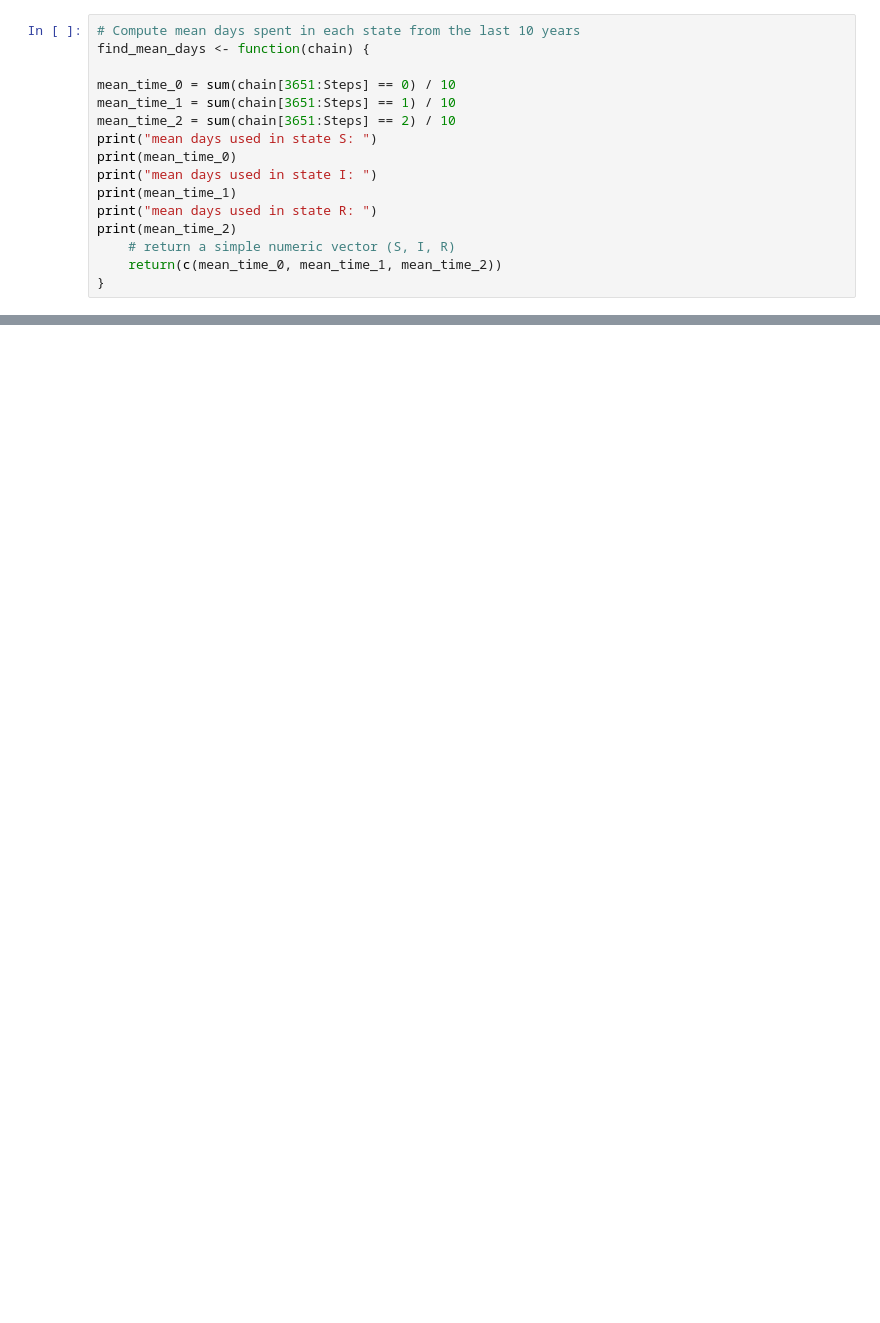
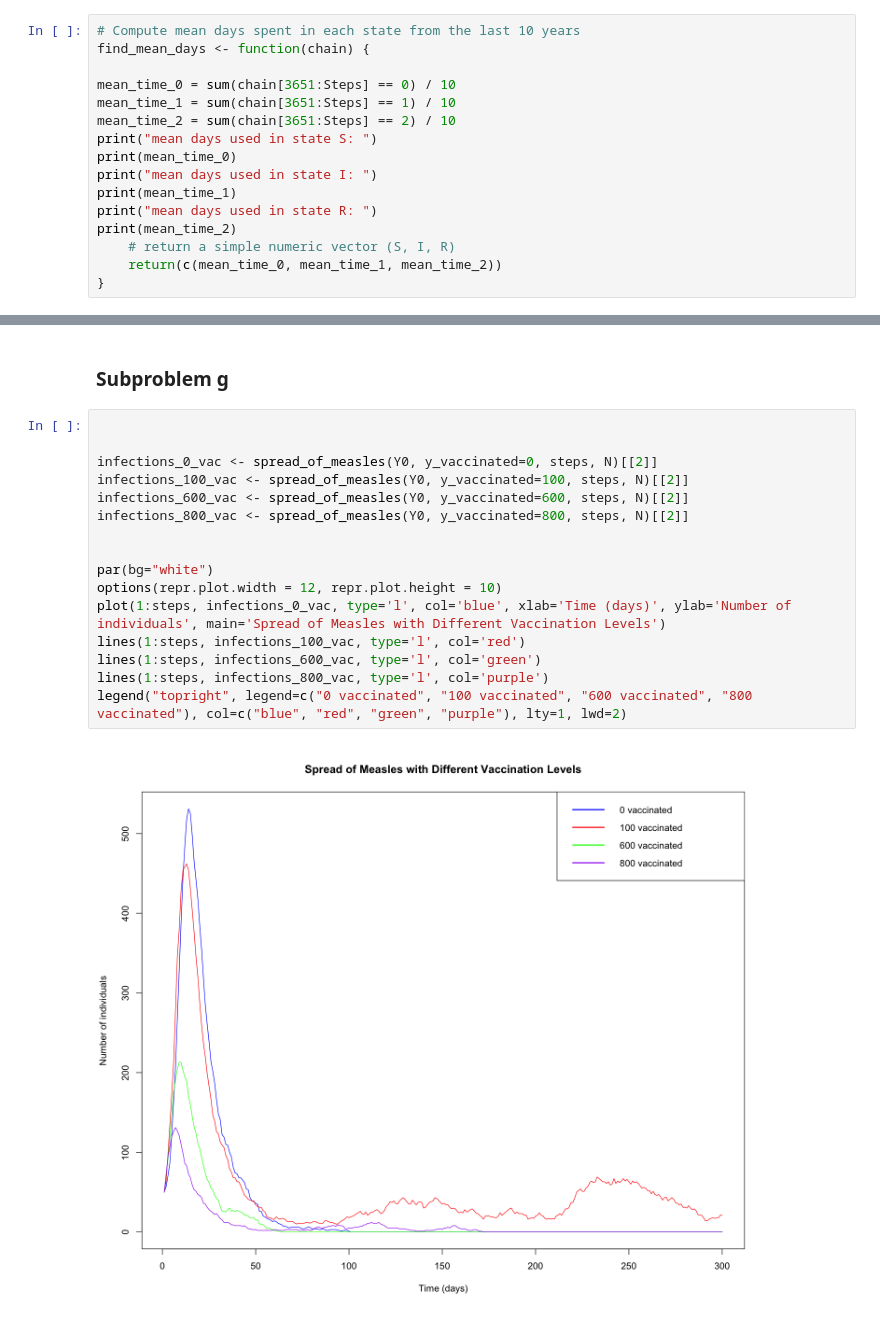
Before and after one commit to mirkovicdev/stokmod, a Jupyter notebook: TMA4265_project_1.ipynb, the cells around one changed output, grey strips where cells are left out. Cells and saved outputs as stored; diff of their text form; blank space fills up the shorter version.

```diff
--- a/TMA4265_project_1.ipynb
+++ b/TMA4265_project_1.ipynb
@@ -187,0 +234,20 @@ legend("topright", legend=c("Susceptible", "Infected", "Recovered"), col=c("blue
+# %% [markdown]
+### Subproblem g
+# %%
+
+
+infections_0_vac <- spread_of_measles(Y0, y_vaccinated=0, steps, N)[[2]]
+infections_100_vac <- spread_of_measles(Y0, y_vaccinated=100, steps, N)[[2]]
+infections_600_vac <- spread_of_measles(Y0, y_vaccinated=600, steps, N)[[2]]
+infections_800_vac <- spread_of_measles(Y0, y_vaccinated=800, steps, N)[[2]]
+
+
+par(bg="white")
+options(repr.plot.width = 12, repr.plot.height = 10)
+plot(1:steps, infections_0_vac, type='l', col='blue', xlab='Time (days)', ylab='Number of individuals', main='Spread of Measles with Different Vaccination Levels')
+lines(1:steps, infections_100_vac, type='l', col='red')
+lines(1:steps, infections_600_vac, type='l', col='green')
+lines(1:steps, infections_800_vac, type='l', col='purple')
+legend("topright", legend=c("0 vaccinated", "100 vaccinated", "600 vaccinated", "800 vaccinated"), col=c("blue", "red", "green", "purple"), lty=1, lwd=2)
+# %% [output]
+[figure, added]
```
Also changed, not shown: parts of 10 cells of this notebook.
